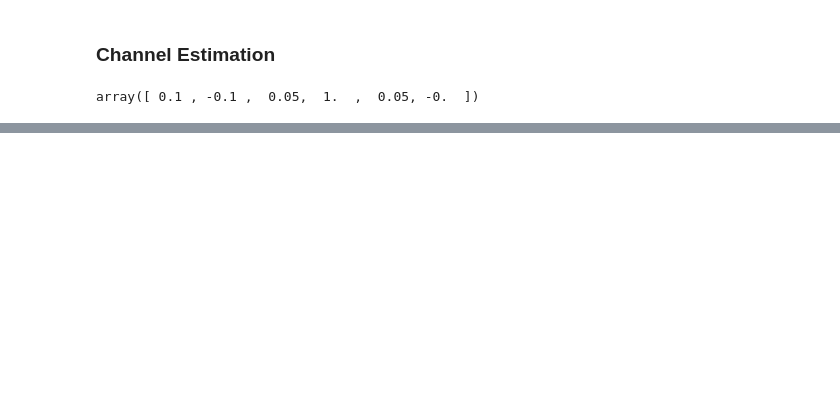
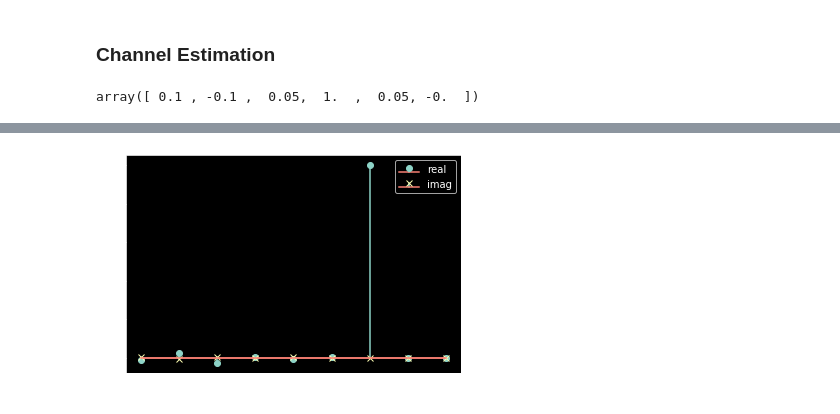
Before and after one commit to mohantyk/dsp_in_comm, a Jupyter notebook: chap4.ipynb, the cells around one changed output, grey strips where cells are left out. Cells and saved outputs as stored; diff of their text form; code cells hidden in the pictures; blank space fills up the shorter version.

```diff
--- a/chap4.ipynb
+++ b/chap4.ipynb
@@ -81,0 +104,5 @@ array([ 0.1 , -0.1 ,  0.05,  1.  ,  0.05, -0.  ])
+# %%
+# Calculate R_y
+R_x = x_var * np.eye(N+L-1)
+R_v = noise_var * np.eye(N)
+R_y = H @ R_x @ H.T + R_v
@@ -81,0 +131,6 @@ array([ 0.1 , -0.1 ,  0.05,  1.  ,  0.05, -0.  ])
+# %%
+plt.stem(corrected_channel.real, markerfmt='o', label='real')
+plt.stem(corrected_channel.imag, markerfmt='x', label='imag')
+plt.legend();
+# %% [output]
+[figure, added]
```
Also changed, not shown: parts of 21 cells of this notebook.
